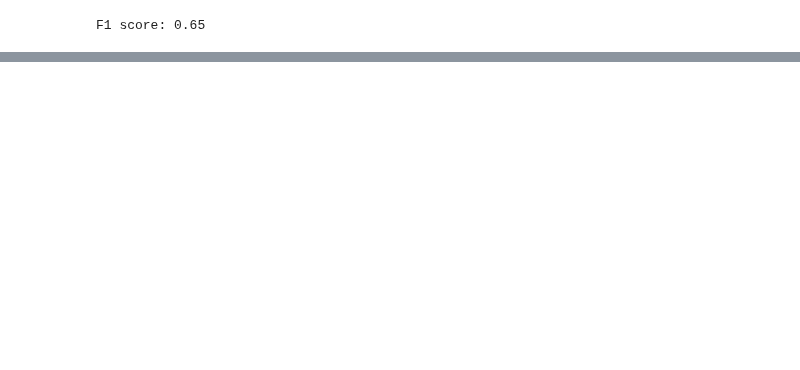
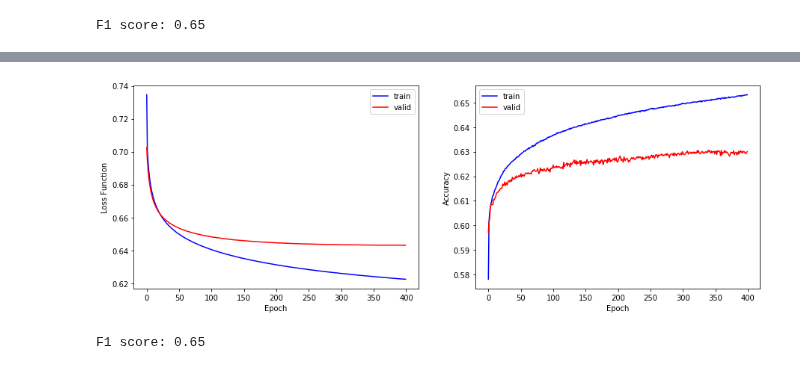
Before and after one commit to rouille/YelpKaggle, a Jupyter notebook: compare.ipynb, the cells around one changed output, grey strips where cells are left out. Saved outputs shown, nothing was run; the diff lists cells and outputs as text; code cells hidden in the pictures; blank space fills up the shorter version.

```diff
--- a/compare.ipynb
+++ b/compare.ipynb
@@ -170,0 +175,22 @@ F1 score: 0.65
+# %%
+import numpy as np
+
+from preprocess import *
+
+bottleneck_features = np.load('data/bottleneck_features/yelp_resnet50.npz')
+train_resnet50 = bottleneck_features['train_features']
+valid_resnet50 = bottleneck_features['valid_features']
+test_resnet50 = bottleneck_features['test_features']
+
+train_targets = bottleneck_features['train_targets']
+valid_targets = bottleneck_features['valid_targets']
+test_targets = bottleneck_features['test_targets']
+# %%
+from keras.models import Sequential
+from keras.layers import GlobalAveragePooling2D, Dense
+
+resnet50 = Sequential()
+resnet50.add(GlobalAveragePooling2D(input_shape=train_resnet50.shape[1:]))
+resnet50.add(Dense(9, activation = 'sigmoid'))
+
+resnet50.summary()
@@ -170,0 +209,14 @@ F1 score: 0.65
+# %%
+from keras.optimizers import SGD
+
+sgd = SGD(lr=0.0001, decay=1e-6, momentum=0.9, nesterov=True)
+resnet50.compile(loss='binary_crossentropy', optimizer=sgd, metrics=['accuracy'])
+# %%
+from keras.callbacks import ModelCheckpoint, EarlyStopping
+
+checkpointer = ModelCheckpoint(filepath='data/saved_models/weights_compare_resnet50.hdf5', save_best_only=True)
+checkimprovement = EarlyStopping(monitor='val_loss', min_delta=0, patience=20)
+
+history_resnet50 = resnet50.fit(train_resnet50, train_targets, validation_data=(valid_resnet50,valid_targets),
+                                epochs=400, batch_size=64, callbacks=[checkpointer,checkimprovement],
+                                verbose=2)
@@ -170,0 +241,4 @@ F1 score: 0.65
+# %%
+history(history_resnet50)
+# %% [output]
+[figure, added]
@@ -170,0 +247,5 @@ F1 score: 0.65
+# %%
+resnet50_score = f1_score(test_targets, resnet50_predictions)
+print('F1 score: %.2f' % resnet50_score)
+# %% [output]
+F1 score: 0.65
```
Also changed, not shown: parts of 11 cells of this notebook.
